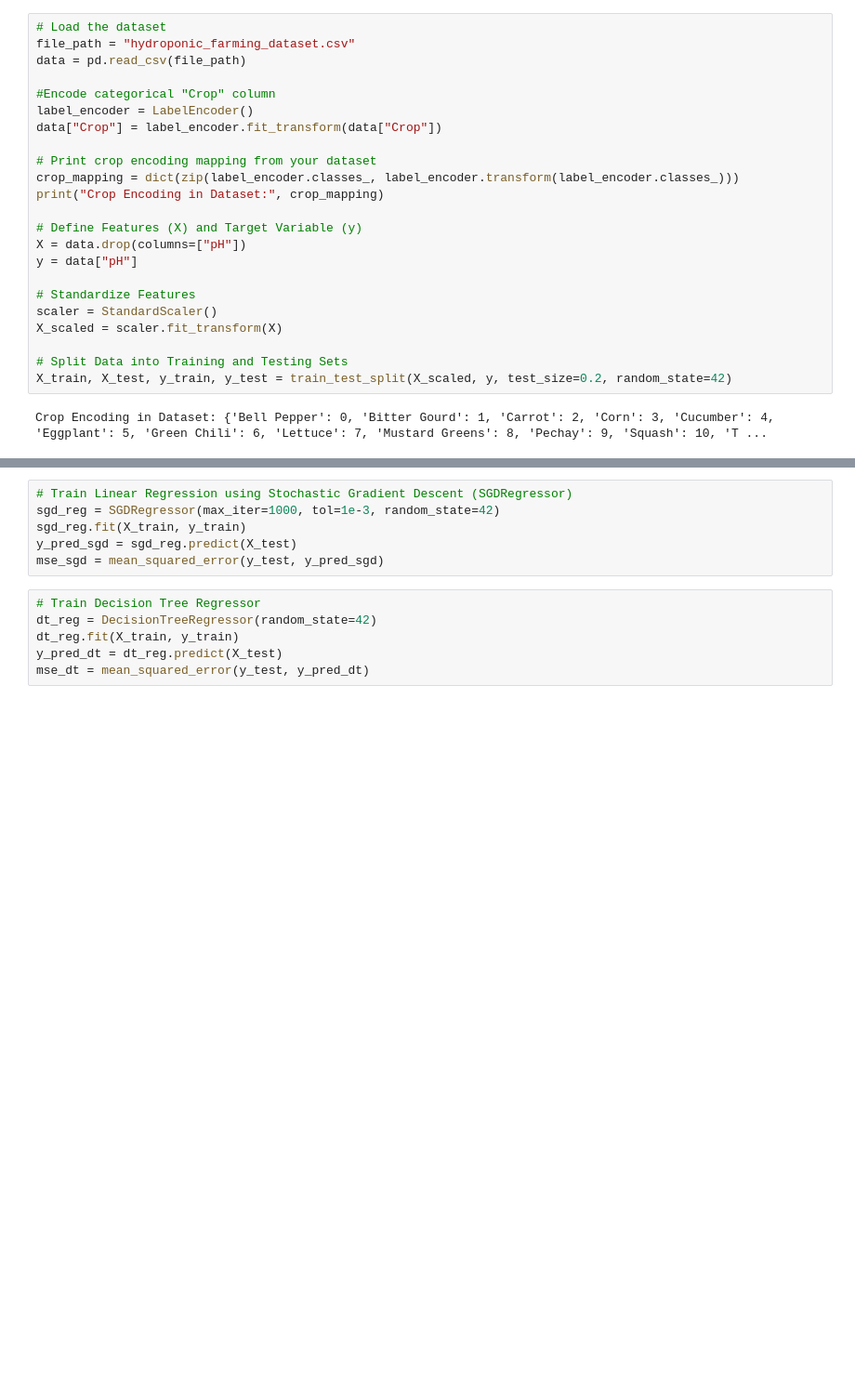
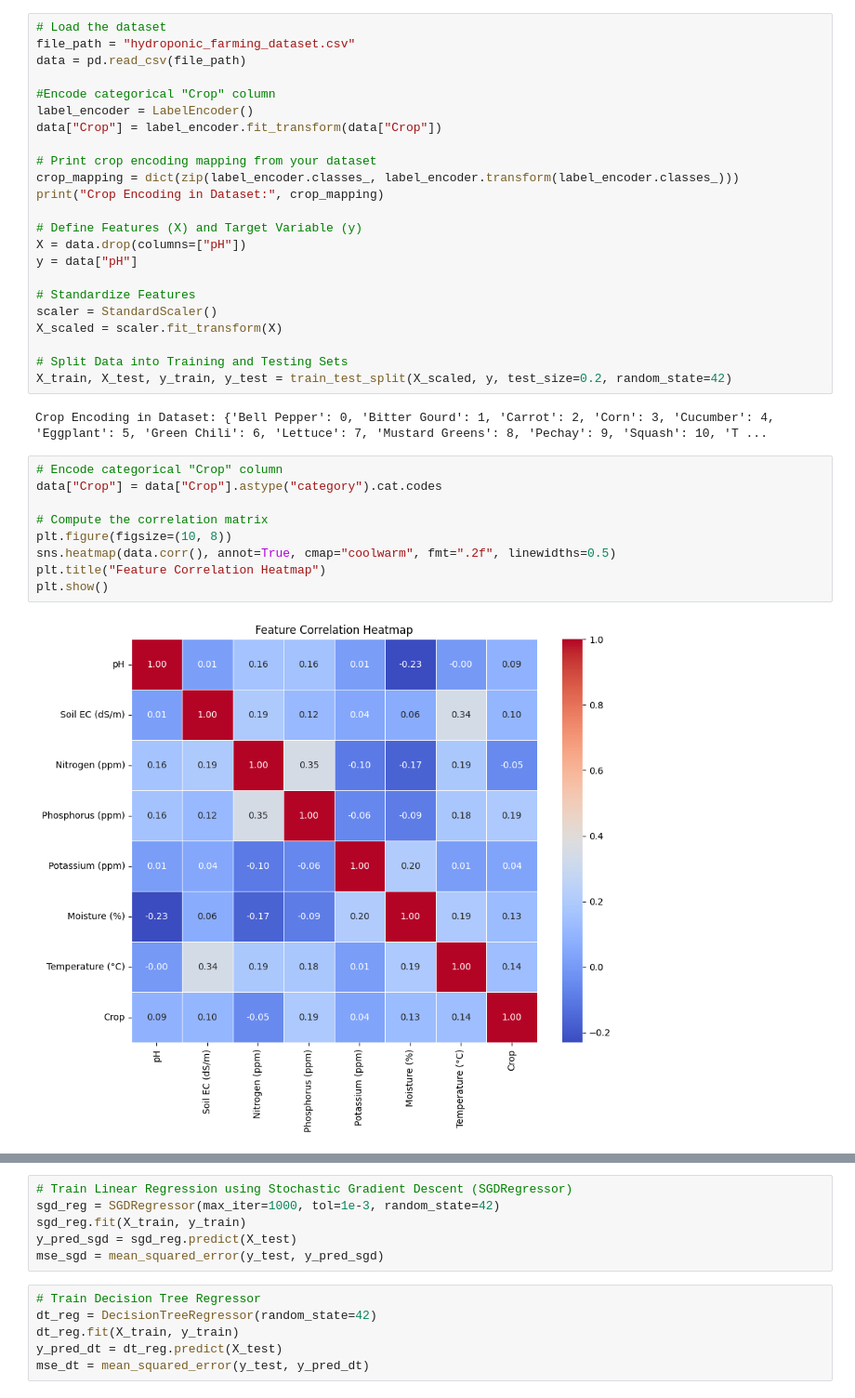
Before and after one commit to boris-ny/ALU_ML_Trial, a Jupyter notebook: linear_regression_and_API.ipynb, the cells around one changed output, grey strips where cells are left out. Shown at 93% size. Drawn from its saved outputs; the diff is of its cells as text; blank space fills up the shorter version.

Commit message:
deploying the api on render and adding some graphs in the notebook

```diff
--- a/linear_regression_and_API.ipynb
+++ b/linear_regression_and_API.ipynb
@@ -33,3 +35,14 @@ X_scaled = scaler.fit_transform(X)
 X_train, X_test, y_train, y_test = train_test_split(X_scaled, y, test_size=0.2, random_state=42)
 # %% [output]
 Crop Encoding in Dataset: {'Bell Pepper': 0, 'Bitter Gourd': 1, 'Carrot': 2, 'Corn': 3, 'Cucumber': 4, 'Eggplant': 5, 'Green Chili': 6, 'Lettuce': 7, 'Mustard Greens': 8, 'Pechay': 9, 'Squash': 10, 'T ...
+# %%
+# Encode categorical "Crop" column
+data["Crop"] = data["Crop"].astype("category").cat.codes
+
+# Compute the correlation matrix
+plt.figure(figsize=(10, 8))
+sns.heatmap(data.corr(), annot=True, cmap="coolwarm", fmt=".2f", linewidths=0.5)
+plt.title("Feature Correlation Heatmap")
+plt.show()
+# %% [output]
+[figure, added]
```
Also changed, not shown: parts of 7 cells of this notebook, 5 other files.
